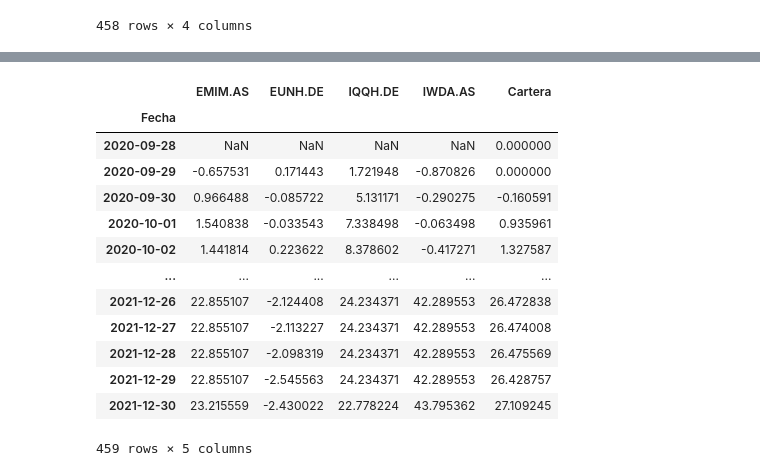
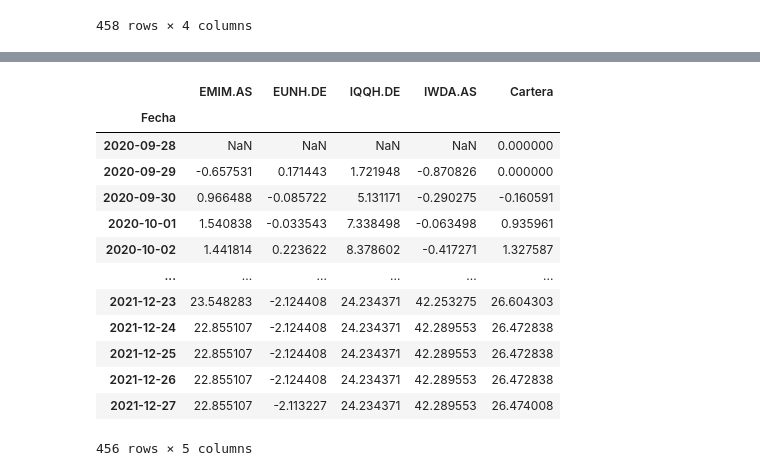
Before and after one commit to grhervas/portfolio-tracker, a Jupyter notebook: test.ipynb, the cells around one changed output, grey strips where cells are left out. Saved outputs shown, nothing was run; the diff lists cells and outputs as text; code cells hidden in the pictures.

```diff
--- a/test.ipynb
+++ b/test.ipynb
@@ -131,18 +102,20 @@ Freq: D, Name: ROR_daily, Length: 458, dtype: float64
 # %%
 # (((df_pos["Adj Close"].pct_change() + 1).cumprod() - 1) * 100)
 df_rets = ((df_pos["Adj Close"].pct_change() + 1).join(df_perf["ROR_daily"].rename("Cartera")))
+df_rets
+(df_rets.loc[start_date:sel_date].cumprod() - 1) * 100
 # %% [output]
 |  | EMIM.AS | EUNH.DE | IQQH.DE | IWDA.AS | Cartera |
 | Fecha |  |  |  |  |  |
 | 2020-09-28 | NaN | NaN | NaN | NaN | 0.000000 |
 | 2020-09-29 | -0.657531 | 0.171443 | 1.721948 | -0.870826 | 0.000000 |
 | 2020-09-30 | 0.966488 | -0.085722 | 5.131171 | -0.290275 | -0.160591 |
 | 2020-10-01 | 1.540838 | -0.033543 | 7.338498 | -0.063498 | 0.935961 |
 | 2020-10-02 | 1.441814 | 0.223622 | 8.378602 | -0.417271 | 1.327587 |
 | ... | ... | ... | ... | ... | ... |
+| 2021-12-23 | 23.548283 | -2.124408 | 24.234371 | 42.253275 | 26.604303 |
+| 2021-12-24 | 22.855107 | -2.124408 | 24.234371 | 42.289553 | 26.472838 |
+| 2021-12-25 | 22.855107 | -2.124408 | 24.234371 | 42.289553 | 26.472838 |
 | 2021-12-26 | 22.855107 | -2.124408 | 24.234371 | 42.289553 | 26.472838 |
 | 2021-12-27 | 22.855107 | -2.113227 | 24.234371 | 42.289553 | 26.474008 |
-| 2021-12-28 | 22.855107 | -2.098319 | 24.234371 | 42.289553 | 26.475569 |
-| 2021-12-29 | 22.855107 | -2.545563 | 24.234371 | 42.289553 | 26.428757 |
-| 2021-12-30 | 23.215559 | -2.430022 | 22.778224 | 43.795362 | 27.109245 |
-459 rows × 5 columns
+456 rows × 5 columns
```
Also changed, not shown: parts of 3 cells of this notebook, 1 other file.
